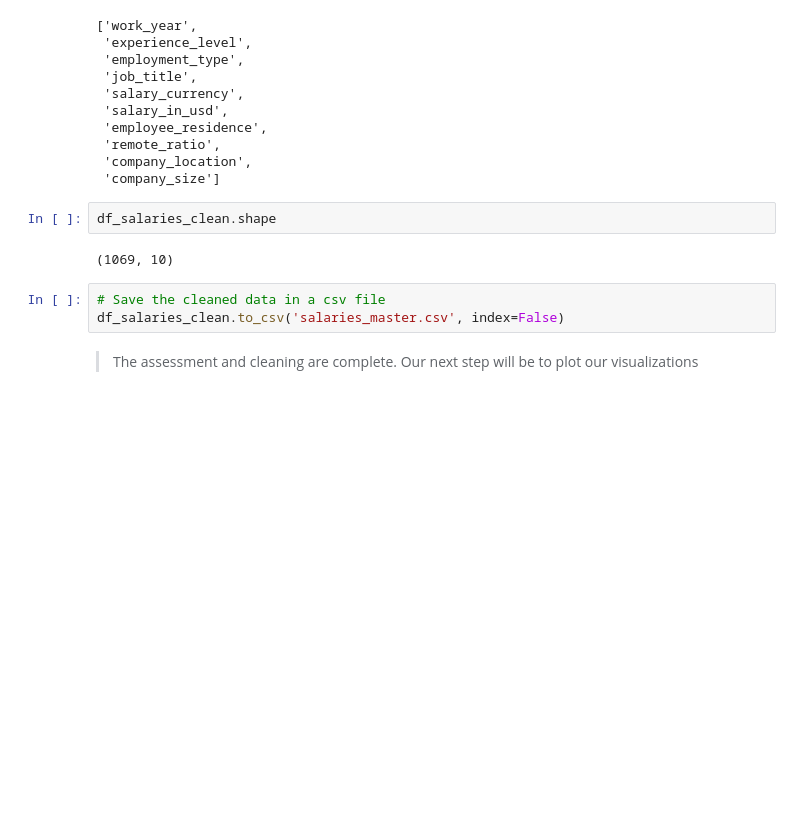
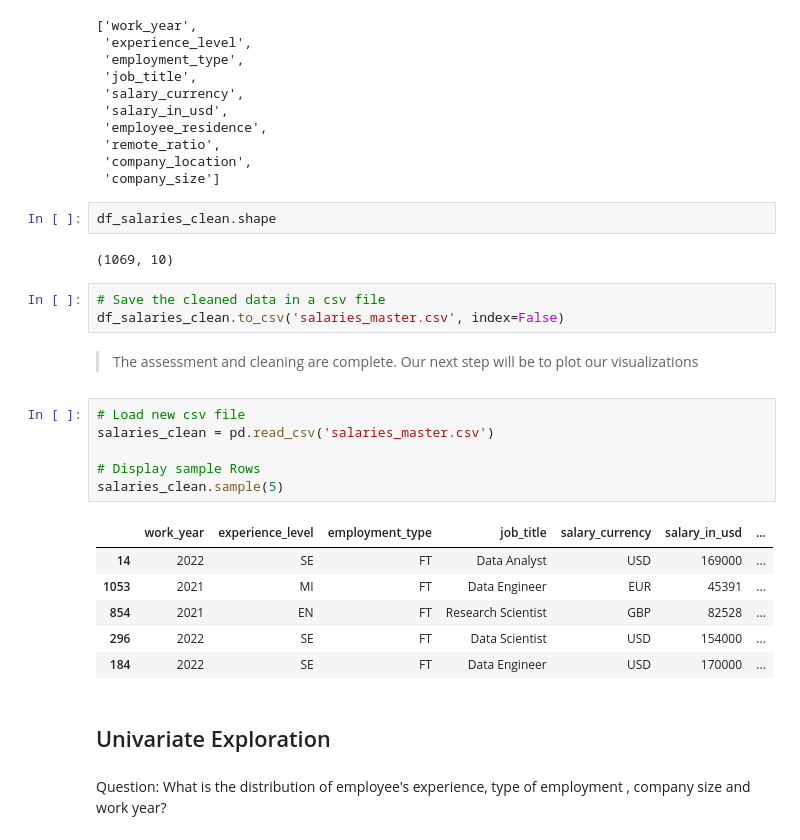
Before and after one commit to xploreAI/AI-ML_Salaries_EDA, a Jupyter notebook: ML_salaries.ipynb, the cells around one changed output. Cells and saved outputs as stored; diff of their text form; blank space fills up the shorter version.

```diff
--- a/ML_salaries.ipynb
+++ b/ML_salaries.ipynb
@@ -372,3 +372,20 @@ df_salaries_clean.shape
 df_salaries_clean.to_csv('salaries_master.csv', index=False)
 # %% [markdown]
 > The assessment and cleaning are complete. Our next step will be to plot our visualizations
+# %%
+# Load new csv file
+salaries_clean = pd.read_csv('salaries_master.csv')
+
+# Display sample Rows
+salaries_clean.sample(5)
+# %% [output]
+|  | work_year | experience_level | employment_type | job_title | salary_currency | salary_in_usd | ... |
+| 14 | 2022 | SE | FT | Data Analyst | USD | 169000 | ... |
+| 1053 | 2021 | MI | FT | Data Engineer | EUR | 45391 | ... |
+| 854 | 2021 | EN | FT | Research Scientist | GBP | 82528 | ... |
+| 296 | 2022 | SE | FT | Data Scientist | USD | 154000 | ... |
+| 184 | 2022 | SE | FT | Data Engineer | USD | 170000 | ... |
+# %% [markdown]
+## Univariate Exploration
+# %% [markdown]
+Question: What is the distribution of employee's experience, type of employment , company size and work year?
```
Also changed, not shown: parts of 2 cells of this notebook.
